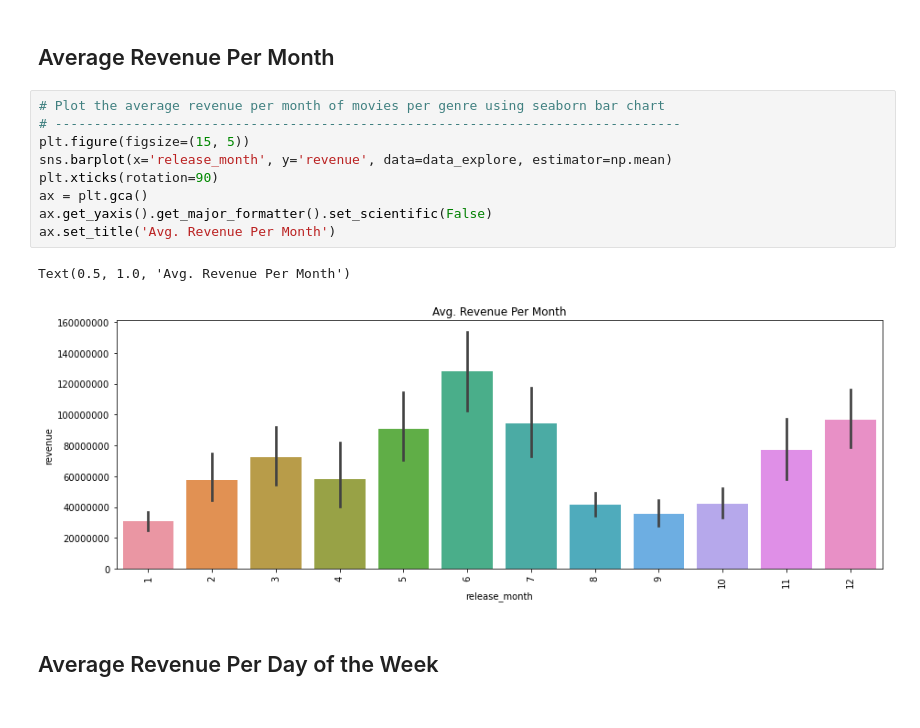
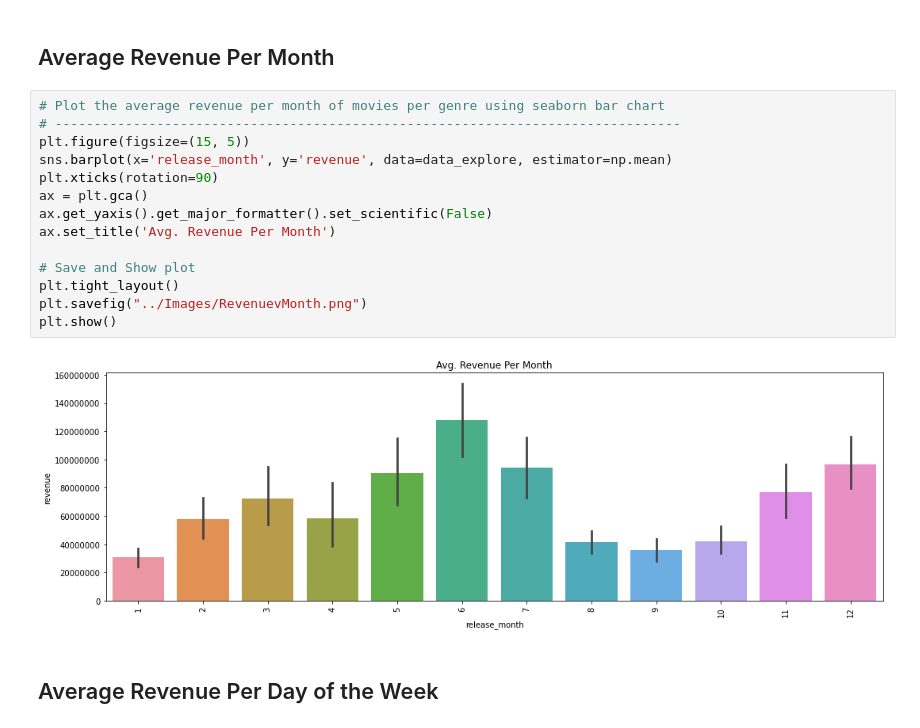
Before and after one commit to alysnow/Final-Project, a Jupyter notebook: Notebooks/MovieBase_main - Exploration_notes.ipynb, the cells around one changed output. Saved outputs shown, nothing was run; the diff lists cells and outputs as text.

```diff
--- a/Notebooks/MovieBase_main - Exploration_notes.ipynb
+++ b/Notebooks/MovieBase_main - Exploration_notes.ipynb
@@ -933,15 +945,19 @@ ax.set_xlim(left=31.5)
 # %%
 # Plot the average revenue per month of movies per genre using seaborn bar chart
 # --------------------------------------------------------------------------------
 plt.figure(figsize=(15, 5))
 sns.barplot(x='release_month', y='revenue', data=data_explore, estimator=np.mean)
 plt.xticks(rotation=90)
 ax = plt.gca()
 ax.get_yaxis().get_major_formatter().set_scientific(False)
 ax.set_title('Avg. Revenue Per Month')
+
+# Save and Show plot
+plt.tight_layout()
+plt.savefig("../Images/RevenuevMonth.png")
+plt.show()
 # %% [output]
-Text(0.5, 1.0, 'Avg. Revenue Per Month')
-[figure, old version]
+[figure, new version]
 # %% [markdown]
 ## Average Revenue Per Day of the Week
 # %%
```
Also changed, not shown: parts of 7 cells of this notebook, 27 other files.
